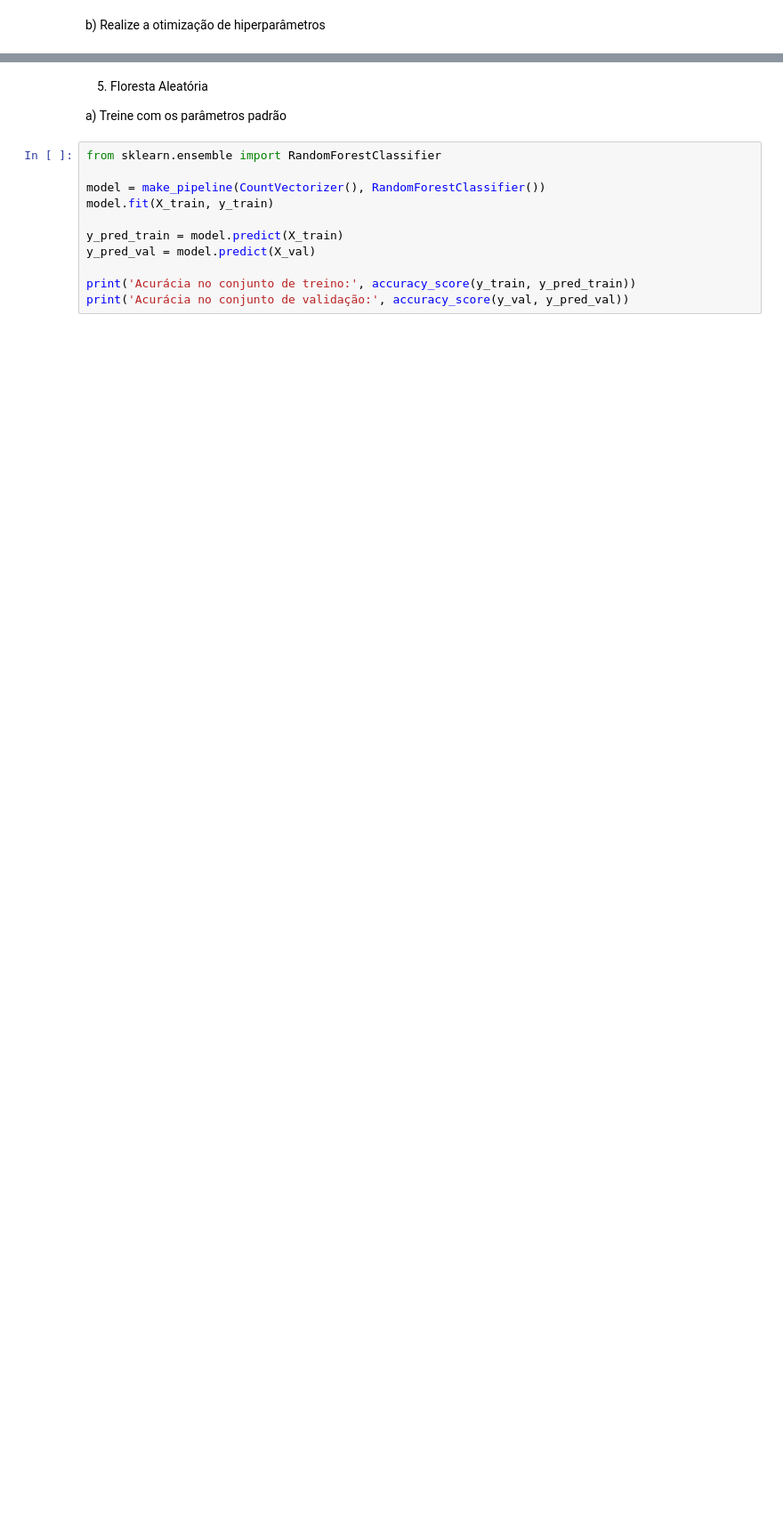
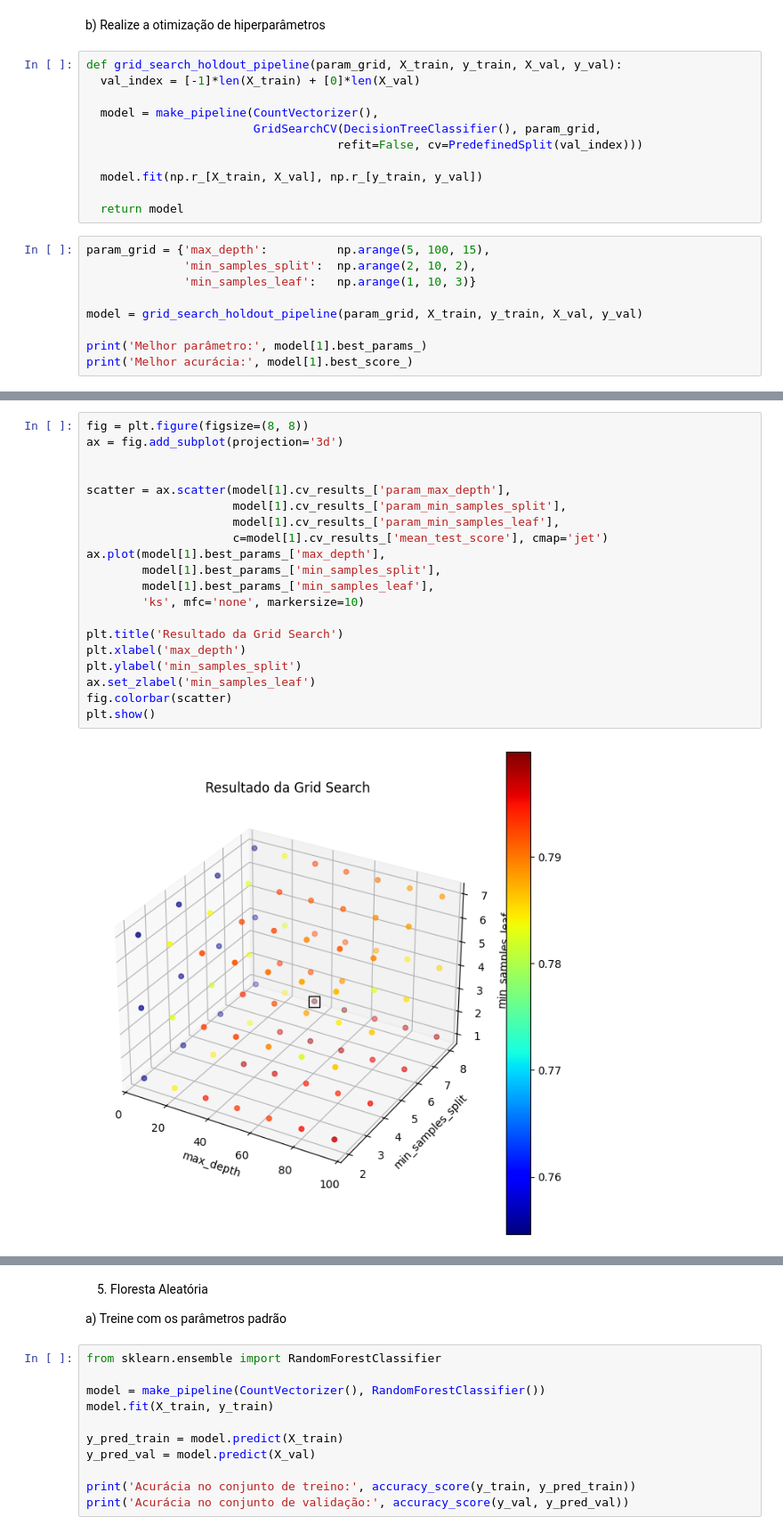
Before and after one commit to c-mmonteiro/t2-aprendizado, a Jupyter notebook: Trabalho2.ipynb, the cells around one changed output, grey strips where cells are left out. Shown at 89% size. Saved outputs shown, nothing was run; the diff lists cells and outputs as text; blank space fills up the shorter version.

```diff
--- a/Trabalho2.ipynb
+++ b/Trabalho2.ipynb
@@ -463,2 +449,22 @@ Acurácia no conjunto de validação: 0.7800773254491699
 # %% [markdown]
 b) Realize a otimização de hiperparâmetros
+# %%
+def grid_search_holdout_pipeline(param_grid, X_train, y_train, X_val, y_val):
+  val_index = [-1]*len(X_train) + [0]*len(X_val)
+
+  model = make_pipeline(CountVectorizer(),
+                        GridSearchCV(DecisionTreeClassifier(), param_grid,
+                                    refit=False, cv=PredefinedSplit(val_index)))
+
+  model.fit(np.r_[X_train, X_val], np.r_[y_train, y_val])
+
+  return model
+# %%
+param_grid = {'max_depth':          np.arange(5, 100, 15),
+              'min_samples_split':  np.arange(2, 10, 2),
+              'min_samples_leaf':   np.arange(1, 10, 3)}
+
+model = grid_search_holdout_pipeline(param_grid, X_train, y_train, X_val, y_val)
+
+print('Melhor parâmetro:', model[1].best_params_)
+print('Melhor acurácia:', model[1].best_score_)
@@ -464,0 +474,22 @@ b) Realize a otimização de hiperparâmetros
+# %%
+fig = plt.figure(figsize=(8, 8))
+ax = fig.add_subplot(projection='3d')
+
+
+scatter = ax.scatter(model[1].cv_results_['param_max_depth'],
+                     model[1].cv_results_['param_min_samples_split'],
+                     model[1].cv_results_['param_min_samples_leaf'],
+                     c=model[1].cv_results_['mean_test_score'], cmap='jet')
+ax.plot(model[1].best_params_['max_depth'],
+        model[1].best_params_['min_samples_split'],
+        model[1].best_params_['min_samples_leaf'],
+        'ks', mfc='none', markersize=10)
+
+plt.title('Resultado da Grid Search')
+plt.xlabel('max_depth')
+plt.ylabel('min_samples_split')
+ax.set_zlabel('min_samples_leaf')
+fig.colorbar(scatter)
+plt.show()
+# %% [output]
+[figure, added]
```
Also changed, not shown: parts of 31 cells of this notebook.
